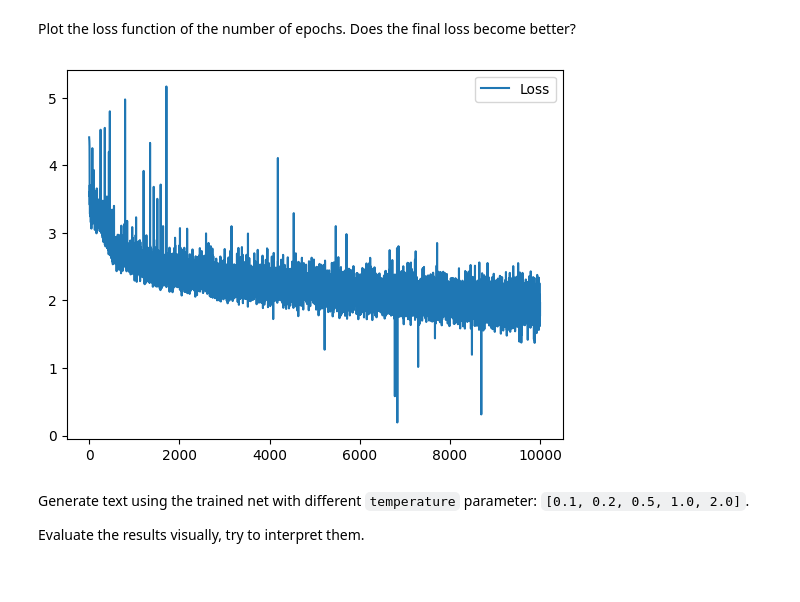
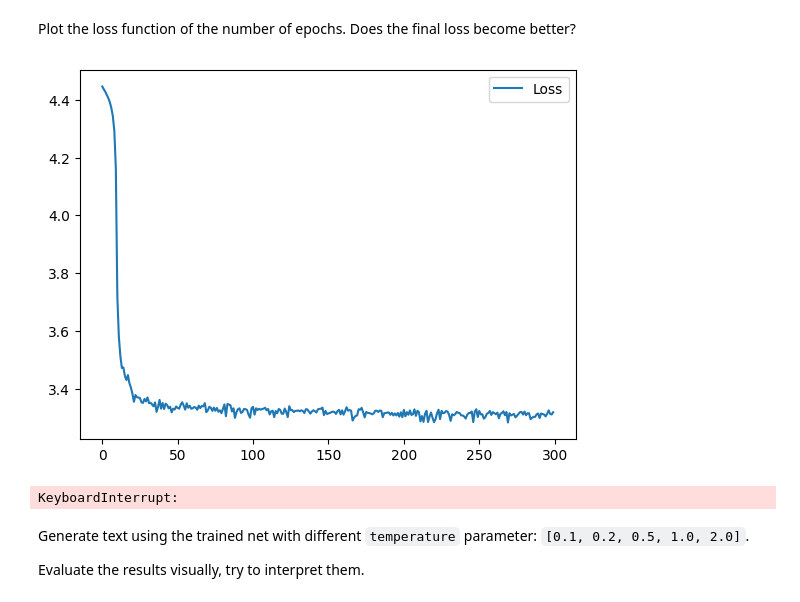
Before and after one commit to zinkin-s/AML, a Jupyter notebook: Lab2_DL_part3_poetry.ipynb, the cells around one changed output. Drawn from its saved outputs; the diff is of its cells as text; code cells hidden in the pictures.

```diff
--- a/Lab2_DL_part3_poetry.ipynb
+++ b/Lab2_DL_part3_poetry.ipynb
@@ -88,7 +88,7 @@ out = ''.join(text).lower()
 # %% [markdown]
 Put all the characters, that you've seen in the text, into variable `tokens`.
 # %%
-tokens = sorted(set(out))
+tokens = sorted(set(out.lower())) + ["<sos>"]
 # %% [markdown]
 Create dictionary `token_to_idx = {<char>: <index>}` and dictionary `idx_to_token = {<index>: <char>}`
 # %%
@@ -202,19 +192,17 @@ for w in char_rnn.parameters():
 Plot the loss function (axis X: number of epochs, axis Y: loss function).
 # %%
 # Your plot code here
-from IPython.display import clear_output
-import numpy as np
-import matplotlib.pyplot as plt
 
-
-char_rnn = CharRNNCell(rnn_num_units=256)
-opt = torch.optim.Adam(char_rnn.parameters())
+char_rnn = CharRNNCell_(rnn_num_units=128)
+char_rnn.to(device)
+opt = torch.optim.Adam(char_rnn.parameters(), lr=5e-4)
 loss_fn = nn.CrossEntropyLoss()
 history = []
 n_epoch = 10000
 
 for epoch in range(n_epoch):
-  batch_ix = chunk_to_tensor(generate_chunk())
+  batch_ix = next(generate_chunk())
+  batch_ix = torch.tensor(batch_ix, dtype=torch.int64).to(device)
   logit_seq = rnn_loop(char_rnn, batch_ix)
   prediction_logits, actual_next_token = logit_seq[:, :-1], batch_ix[:, 1:]
   loss = loss_fn(
@@ -225,7 +213,7 @@ for epoch in range(n_epoch):
   opt.step()
   opt.zero_grad()
 
-  history.append(loss.data.numpy())
+  history.append(loss.data.to(device='cpu').numpy())
   if (epoch+1)%100==0:
         clear_output(True)
         plt.plot(history,label='loss')
@@ -361,37 +370,42 @@ class LSTM(nn.Module):
 
 # Инициализация модели
 num_tokens = len(tokens)
 model = LSTM(num_tokens, 256, num_tokens)
-optimizer = torch.optim.Adam(model.parameters())
+model.to(device)
+
+# Оптимизатор и функция потерь
+optimizer = torch.optim.Adam(model.parameters(), lr=1e-3)
 loss_fn = nn.CrossEntropyLoss()
 
 # Обучение
 history = []
 n_epoch = 10000
 
 for epoch in range(n_epoch):
     model.zero_grad()
-    batch_ix = chunk_to_tensor(generate_chunk())
+    batch_ix = next(generate_chunk())
+    batch_ix = torch.tensor(batch_ix, dtype=torch.int64).to(device)
     prediction, (h, c) = model(batch_ix)
 
     # Подготовка целевых данных
     targets = batch_ix[:, 1:]  # Задача предсказания следующего символа
     prediction = prediction[:-1]  # Соответствие по длине
 
     # Вычисление потерь
-    loss = loss_fn(prediction.view(-1, num_tokens), targets.view(-1))
+    loss = loss_fn(prediction.reshape(-1, num_tokens), targets.reshape(-1))
     loss.backward()
     optimizer.step()
 
     history.append(loss.item())
 
     if (epoch + 1) % 100 == 0:
         clear_output(True)
         plt.plot(history, label='Loss')
         plt.legend()
         plt.show()
 # %% [output]
-[figure, old version]
+[figure, new version]
+KeyboardInterrupt:
 # %% [markdown]
 Generate text using the trained net with different `temperature` parameter: `[0.1, 0.2, 0.5, 1.0, 2.0]`.
 
```
Also changed, not shown: parts of 6 cells of this notebook.
